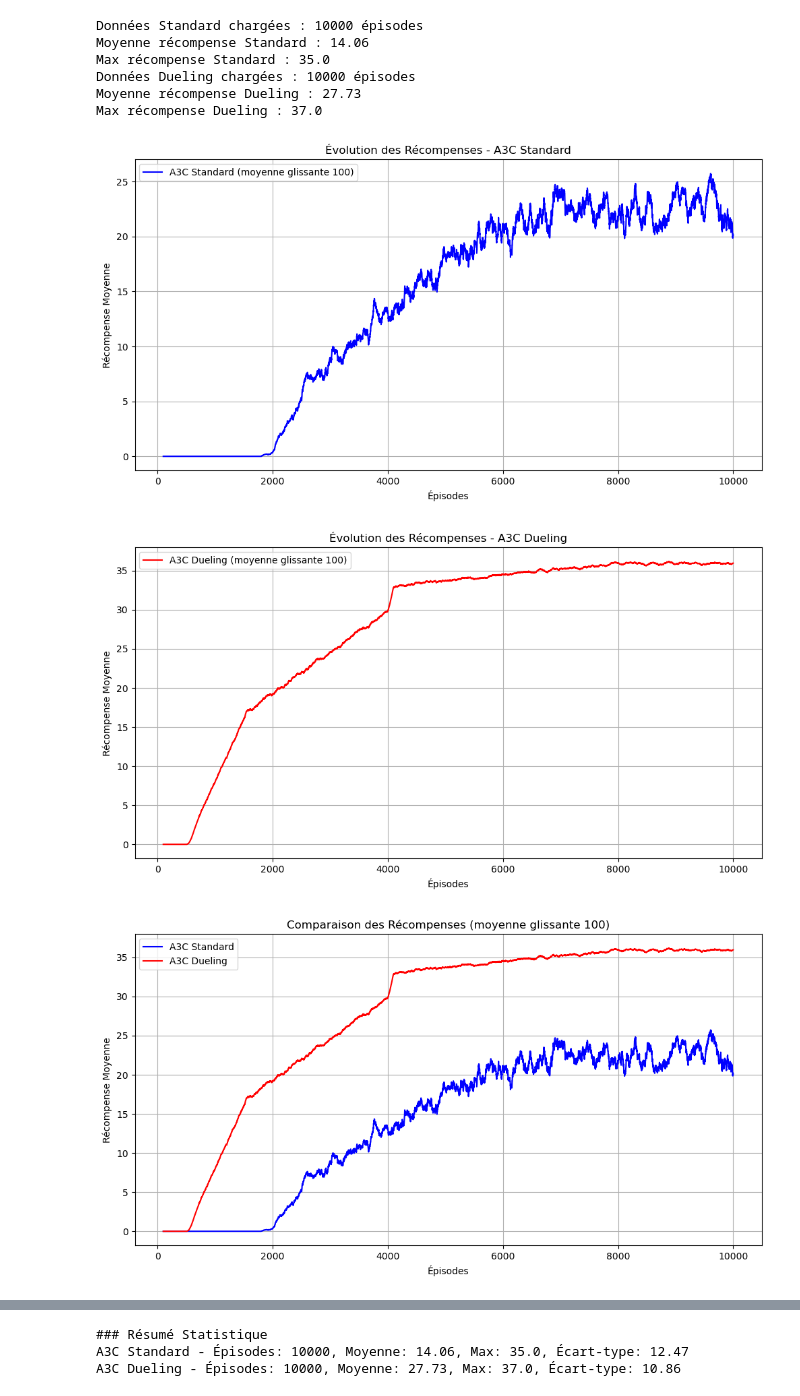
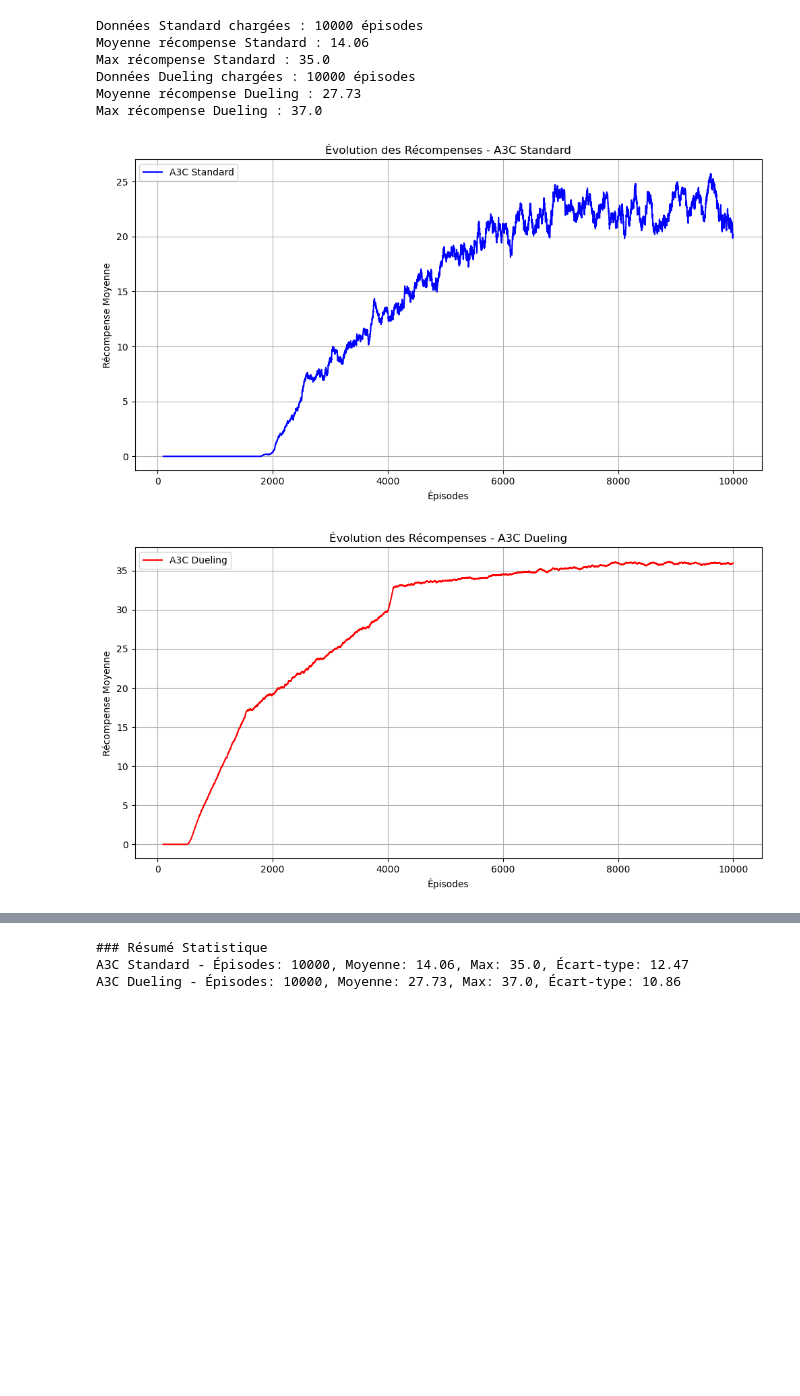
Before and after one commit to braoah235/Algo_A3C, a Jupyter notebook: Resultats.ipynb, the cells around one changed output, grey strips where cells are left out. Saved outputs shown, nothing was run; the diff lists cells and outputs as text; code cells hidden in the pictures; blank space fills up the shorter version.

```diff
--- a/Resultats.ipynb
+++ b/Resultats.ipynb
@@ -90,30 +90,29 @@ Max récompense Dueling : 37.0
 # %%
 # Visualisation de l'évolution des récompenses
 if not df_standard.empty:
     df_standard['rolling_reward'] = df_standard['reward'].rolling(100).mean()
     plt.figure(figsize=(12, 6))
-    plt.plot(df_standard.index, df_standard['rolling_reward'], label='A3C Standard (moyenne glissante 100)', color='blue')
+    plt.plot(df_standard.index, df_standard['rolling_reward'], label='A3C Standard', color='blue')
     plt.xlabel('Épisodes')
     plt.ylabel('Récompense Moyenne')
     plt.title('Évolution des Récompenses - A3C Standard')
     plt.legend()
     plt.grid(True)
     plt.show()
 
 if not df_dueling.empty:
     df_dueling['rolling_reward'] = df_dueling['reward'].rolling(100).mean()
     plt.figure(figsize=(12, 6))
-    plt.plot(df_dueling.index, df_dueling['rolling_reward'], label='A3C Dueling (moyenne glissante 100)', color='red')
+    plt.plot(df_dueling.index, df_dueling['rolling_reward'], label='A3C Dueling', color='red')
     plt.xlabel('Épisodes')
     plt.ylabel('Récompense Moyenne')
     plt.title('Évolution des Récompenses - A3C Dueling')
     plt.legend()
     plt.grid(True)
     plt.show()
 # %% [output]
-[figure, old version]
+[figure, new version]
-[figure, old version]
+[figure, new version]
-[figure, removed]
 # %% [markdown]
 ### Critères de Comparaison
 - **Récompense Moyenne** : Score total par épisode.
```
Also changed, not shown: parts of 2 cells of this notebook, 2 other files.
